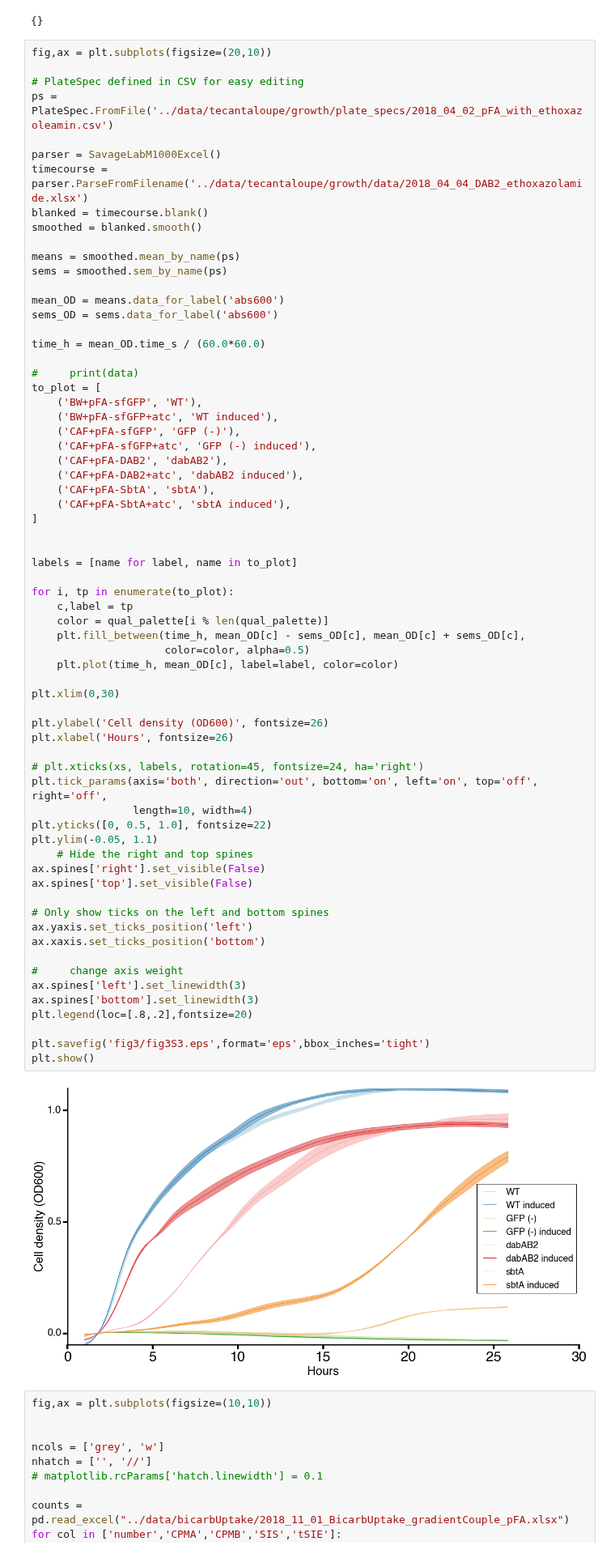
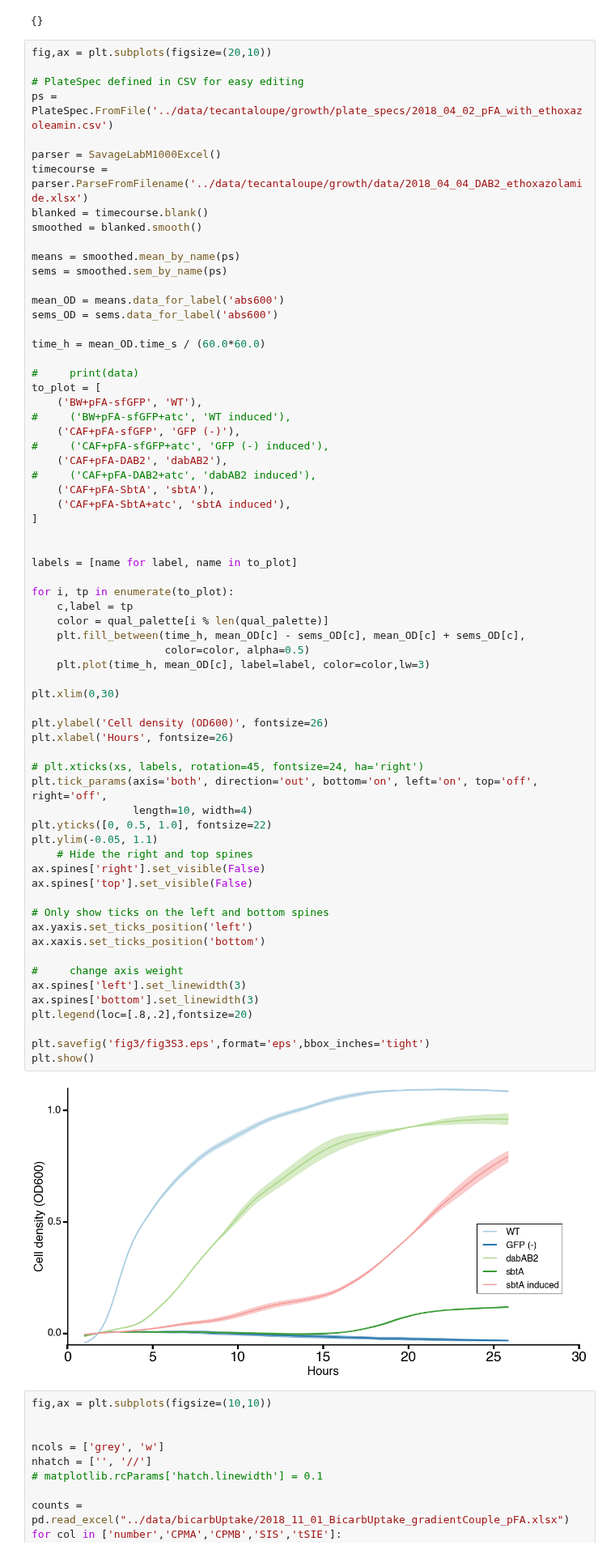
Before and after one commit to jackdesmarais/DabTransporterPaper, a Jupyter notebook: scripts/figure 3 CAFree complementation by DAB.ipynb, the cells around one changed output. Shown at 81% size. Saved outputs shown, nothing was run; the diff lists cells and outputs as text.

```diff
--- a/scripts/figure 3 CAFree complementation by DAB.ipynb
+++ b/scripts/figure 3 CAFree complementation by DAB.ipynb
@@ -491,11 +491,11 @@ time_h = mean_OD.time_s / (60.0*60.0)
 #     print(data)
 to_plot = [
     ('BW+pFA-sfGFP', 'WT'),
-    ('BW+pFA-sfGFP+atc', 'WT induced'),
+#     ('BW+pFA-sfGFP+atc', 'WT induced'),
     ('CAF+pFA-sfGFP', 'GFP (-)'),
-    ('CAF+pFA-sfGFP+atc', 'GFP (-) induced'),
+#     ('CAF+pFA-sfGFP+atc', 'GFP (-) induced'),
     ('CAF+pFA-DAB2', 'dabAB2'),
-    ('CAF+pFA-DAB2+atc', 'dabAB2 induced'),
+#     ('CAF+pFA-DAB2+atc', 'dabAB2 induced'),
     ('CAF+pFA-SbtA', 'sbtA'),
     ('CAF+pFA-SbtA+atc', 'sbtA induced'),
 ]
@@ -508,35 +508,35 @@ for i, tp in enumerate(to_plot):
     color = qual_palette[i % len(qual_palette)]
     plt.fill_between(time_h, mean_OD[c] - sems_OD[c], mean_OD[c] + sems_OD[c],
                      color=color, alpha=0.5)
-    plt.plot(time_h, mean_OD[c], label=label, color=color)
+    plt.plot(time_h, mean_OD[c], label=label, color=color,lw=3)
 
 plt.xlim(0,30)
 
 plt.ylabel('Cell density (OD600)', fontsize=26)
 plt.xlabel('Hours', fontsize=26)
 
 # plt.xticks(xs, labels, rotation=45, fontsize=24, ha='right')
 plt.tick_params(axis='both', direction='out', bottom='on', left='on', top='off', right='off',
                 length=10, width=4)
 plt.yticks([0, 0.5, 1.0], fontsize=22)
 plt.ylim(-0.05, 1.1)
     # Hide the right and top spines
 ax.spines['right'].set_visible(False)
 ax.spines['top'].set_visible(False)
 
 # Only show ticks on the left and bottom spines
 ax.yaxis.set_ticks_position('left')
 ax.xaxis.set_ticks_position('bottom')
 
 #     change axis weight
 ax.spines['left'].set_linewidth(3)
 ax.spines['bottom'].set_linewidth(3)
 plt.legend(loc=[.8,.2],fontsize=20)
 
 plt.savefig('fig3/fig3S3.eps',format='eps',bbox_inches='tight')
 plt.show()
 # %% [output]
-[figure, old version]
+[figure, new version]
 # %%
 fig,ax = plt.subplots(figsize=(10,10))
 
```
Also changed, not shown: 5 other files.
